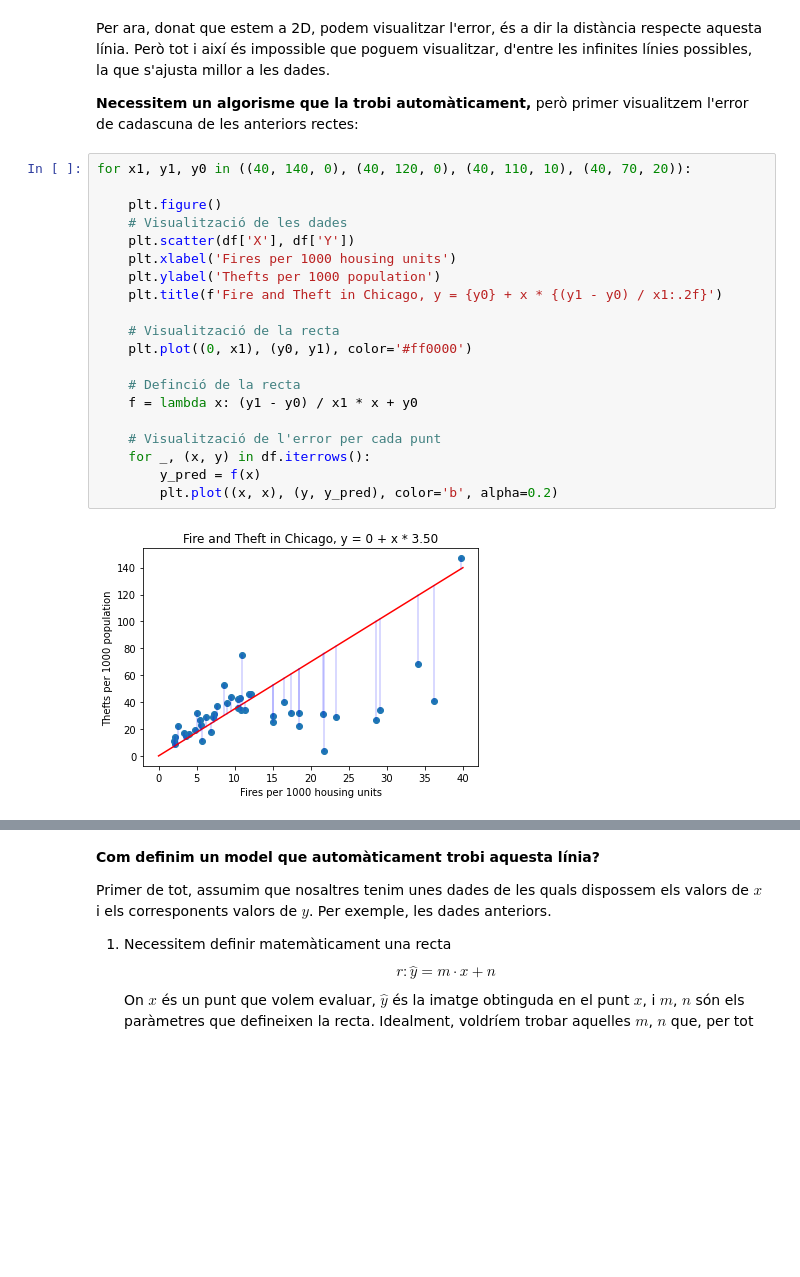
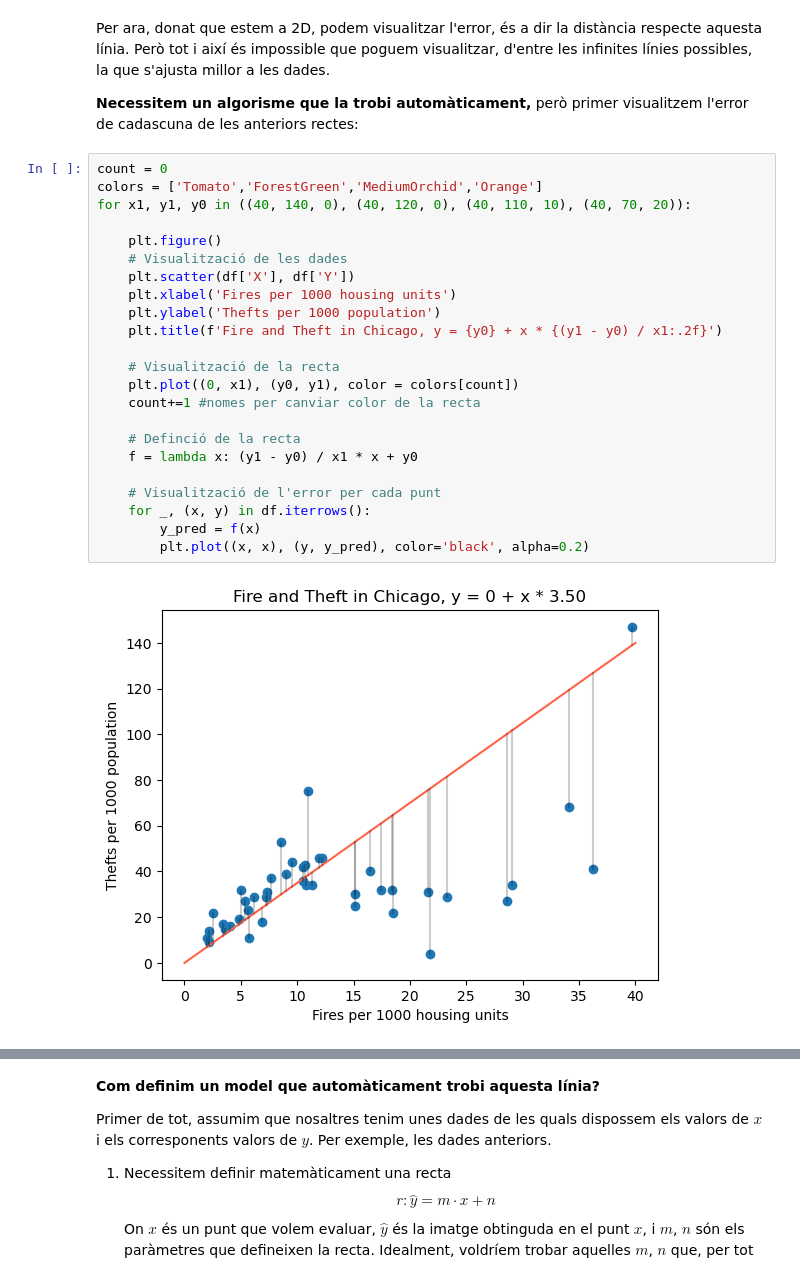
Before and after one commit to mariapepu/TNUI, a Jupyter notebook: TNUI P3/P2_LinearRegression-Student.ipynb, the cells around one changed output, grey strips where cells are left out. Saved outputs shown, nothing was run; the diff lists cells and outputs as text; blank space fills up the shorter version.

```diff
--- a/TNUI P3/P2_LinearRegression-Student.ipynb
+++ b/TNUI P3/P2_LinearRegression-Student.ipynb
@@ -238,24 +242,27 @@ Per ara, donat que estem a 2D, podem visualitzar l'error, és a dir la distànci
 
 **Necessitem un algorisme que la trobi automàticament,** però primer visualitzem l'error de cadascuna de les anteriors rectes:
 # %%
+count = 0
+colors = ['Tomato','ForestGreen','MediumOrchid','Orange']
 for x1, y1, y0 in ((40, 140, 0), (40, 120, 0), (40, 110, 10), (40, 70, 20)):
 
     plt.figure()
     # Visualització de les dades
     plt.scatter(df['X'], df['Y'])
     plt.xlabel('Fires per 1000 housing units')
     plt.ylabel('Thefts per 1000 population')
     plt.title(f'Fire and Theft in Chicago, y = {y0} + x * {(y1 - y0) / x1:.2f}')
 
     # Visualització de la recta
-    plt.plot((0, x1), (y0, y1), color='#ff0000')
+    plt.plot((0, x1), (y0, y1), color = colors[count])
+    count+=1 #nomes per canviar color de la recta
 
     # Definció de la recta
     f = lambda x: (y1 - y0) / x1 * x + y0
 
     # Visualització de l'error per cada punt
     for _, (x, y) in df.iterrows():
         y_pred = f(x)
-        plt.plot((x, x), (y, y_pred), color='b', alpha=0.2)
+        plt.plot((x, x), (y, y_pred), color='black', alpha=0.2)
 # %% [output]
-[figure, old version]
+[figure, new version]
```
Also changed, not shown: parts of 16 cells of this notebook, 1 other file.
